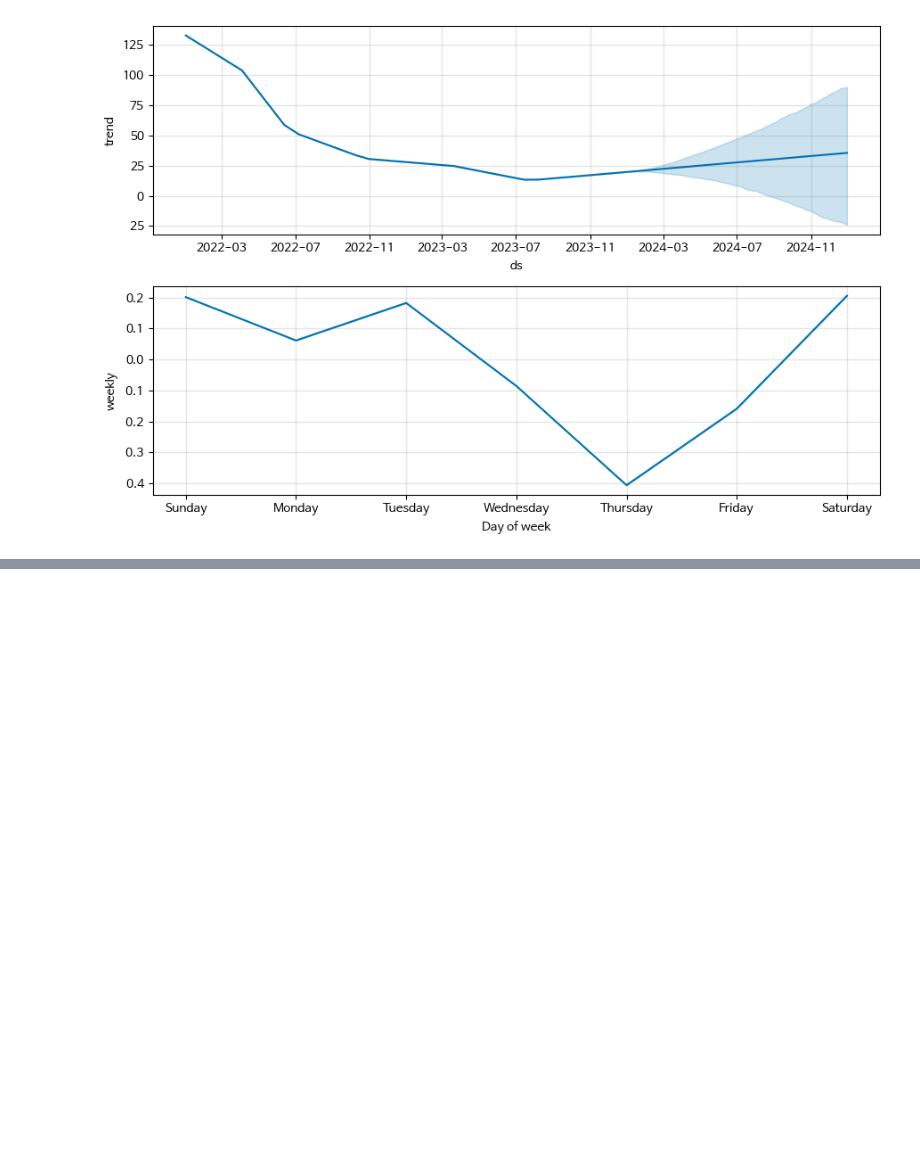
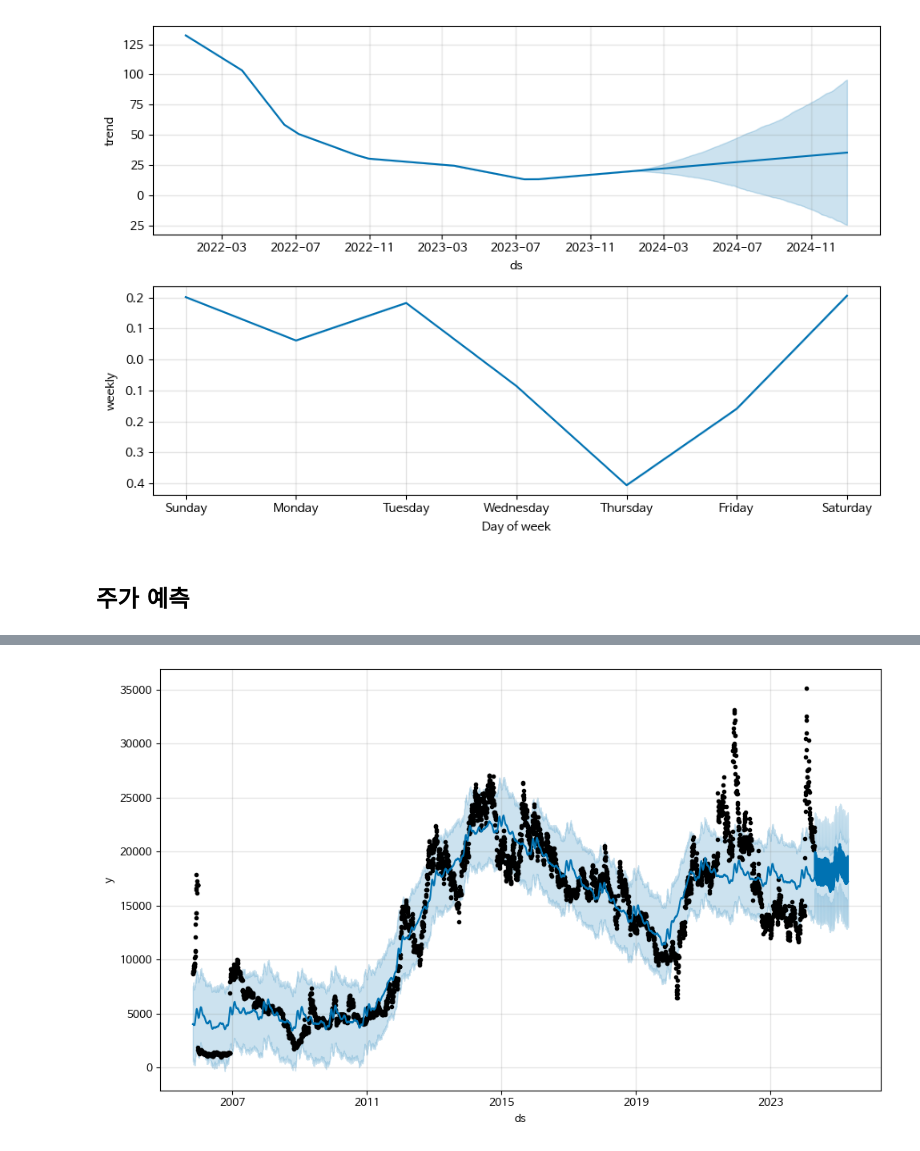
Before and after one commit to entangelk/poliris_news, a Jupyter notebook: docs/analysis/stock_analysis.ipynb, the cells around one changed output, grey strips where cells are left out. Drawn from its saved outputs; the diff is of its cells as text; code cells hidden in the pictures; blank space fills up the shorter version.

```diff
--- a/docs/analysis/stock_analysis.ipynb
+++ b/docs/analysis/stock_analysis.ipynb
@@ -149,6 +149,8 @@ news_total.shape
 ## 시각화
 - 뉴스 데이터가 2022-01-01부터 수집되었으므로 토큰과 주식의 그 전데이터는 삭제해준다.
 # %%
+pola_stock_total = pola_stock.copy()
+
 pola_stock = pola_stock.query('date > "2021-12-31"')
 pola_token = pola_token.query('timestamp > "2021-12-31"')
 # %%
@@ -544,3 +546,18 @@ model_unai.plot_components(forecast_un)
 # %% [output]
 [figure]
 [figure]
+# %% [markdown]
+## 주가 예측
+# %%
+df_stock = pd.DataFrame()
+df_stock['ds'] = pola_stock_total['date']
+df_stock['y'] = pola_stock_total['end_price']
+# %%
+stock_model = Prophet()
+
+
+stock_model.fit(df_stock)
+future_dates_stock = stock_model.make_future_dataframe(periods=365)
+forecast_stock = stock_model.predict(future_dates_stock)
+fig_stock = stock_model.plot(forecast_stock)
+# %% [output]
@@ -546,0 +566 @@ model_unai.plot_components(forecast_un)
+[figure, added]
```
Also changed, not shown: parts of 4 cells of this notebook.
